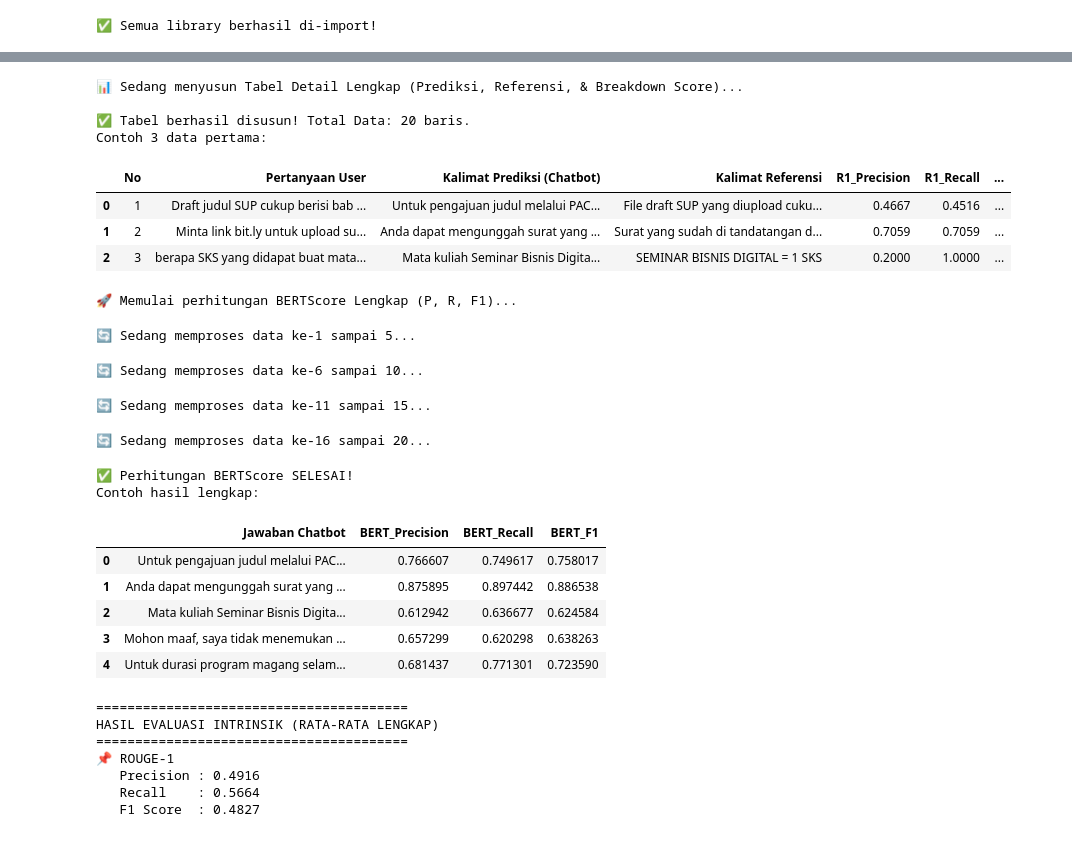
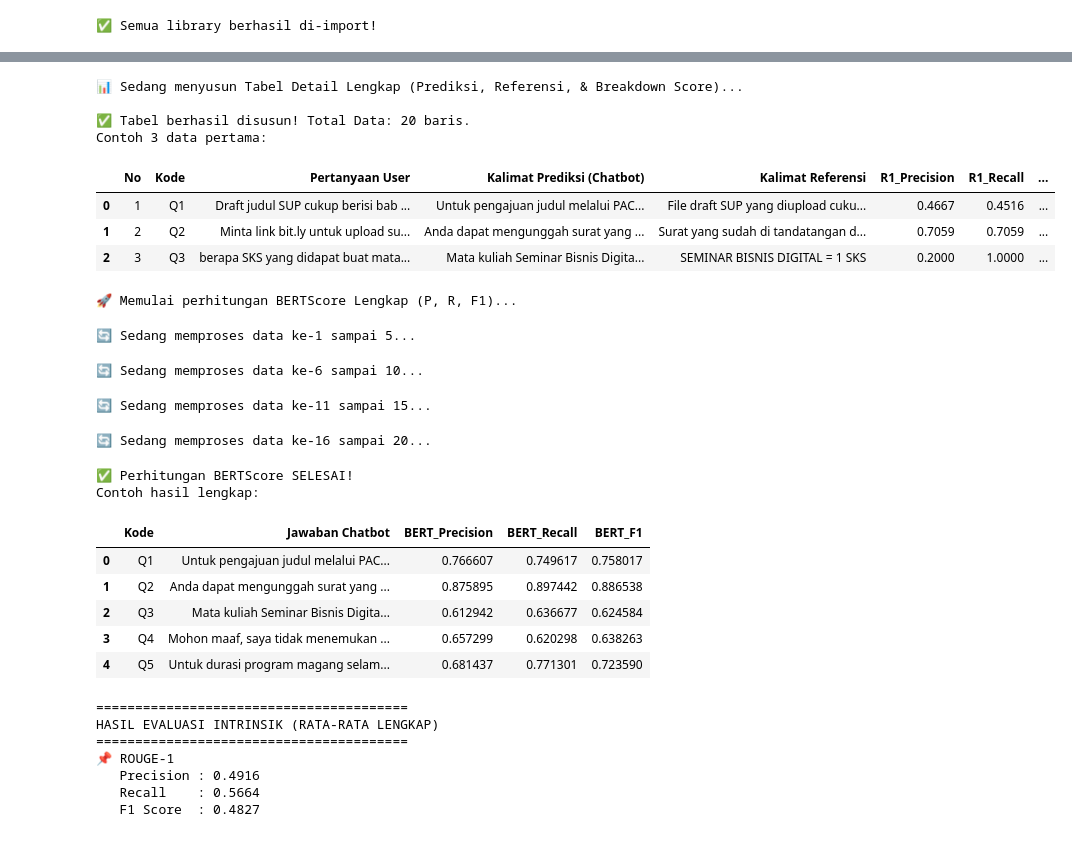
Before and after one commit to AliefMuhammad/RAG---Academic-Chatbot-information, a Jupyter notebook: model_test_accuracy.ipynb, the cells around one changed output, grey strips where cells are left out. Drawn from its saved outputs; the diff is of its cells as text; code cells hidden in the pictures.

```diff
--- a/model_test_accuracy.ipynb
+++ b/model_test_accuracy.ipynb
@@ -40,11 +39,9 @@ Contoh 3 baris pertama:
 # %%
 print("📊 Sedang menyusun Tabel Detail Lengkap (Prediksi, Referensi, & Breakdown Score)...")
 
-# --- BAGIAN 1: Hitung Ulang Breakdown ROUGE (Supaya Data Pasti Benar) ---
-# Kita hitung lagi sebentar untuk memastikan Precision/Recall/F1 terpisah dengan benar
+# BAGIAN 1: Hitung Ulang Breakdown ROUGE
 scorer = rouge_scorer.RougeScorer(['rouge1', 'rouge2', 'rougeL'], use_stemmer=True)
 
-# List penampung sementara
 r1_p, r1_r, r1_f = [], [], []
 r2_p, r2_r, r2_f = [], [], []
 rl_p, rl_r, rl_f = [], [], []
@@ -70,7 +67,7 @@ for index, row in df.iterrows():
     rl_r.append(scores['rougeL'].recall)
     rl_f.append(scores['rougeL'].fmeasure)
 
-# Masukkan ke DataFrame
+# Insert ke daat frame
 df['R1_Precision'] = r1_p
 df['R1_Recall'] = r1_r
 df['R1_F1'] = r1_f
@@ -83,61 +80,56 @@ df['RL_Precision'] = rl_p
 df['RL_Recall'] = rl_r
 df['RL_F1'] = rl_f
 
-# --- BAGIAN 2: Menyusun Urutan Kolom (Format Laporan Skripsi) ---
+# BAGIAN 2: Menyusun Urutan Kolom
 
-# Definisikan urutan kolom yang diinginkan
 target_order = [
-    'Pertanyaan User',      # Kolom Teks
-    'Jawaban Chatbot',      # Kalimat Prediksi
-    'Kalimat Referensi',    # Kalimat Referensi
+    'Kode',
+    'Pertanyaan User',
+    'Jawaban Chatbot',
+    'Kalimat Referensi',
 
-    # Detail ROUGE-1
     'R1_Precision', 'R1_Recall', 'R1_F1',
 
-    # Detail ROUGE-2
     'R2_Precision', 'R2_Recall', 'R2_F1',
 
-    # Detail ROUGE-LCS
     'RL_Precision', 'RL_Recall', 'RL_F1',
 ]
 
-# Filter kolom (hanya ambil yang ada di df untuk menghindari error)
+# Filter kolom
 available_cols = [c for c in target_order if c in df.columns]
 final_df = df[available_cols].copy()
 
-# Rename kolom agar lebih jelas/Bahasa Indonesia (Opsional)
+# Rename kolom
 final_df = final_df.rename(columns={
     'Jawaban Chatbot': 'Kalimat Prediksi (Chatbot)',
     'R1_F1': 'R1_F-Measure',
     'R2_F1': 'R2_F-Measure',
     'RL_F1': 'RL_F-Measure'
 })
 
-# Tambahkan Nomor Urut di paling kiri
 final_df.insert(0, 'No', range(1, len(final_df) + 1))
 
 # --- BAGIAN 3: Formatting & Export ---
 
-# Bulatkan semua kolom angka menjadi 4 desimal
+# Pembulatan angka menjadi 4 desimal
 numeric_cols = final_df.select_dtypes(include=['float64', 'float32']).columns
 final_df[numeric_cols] = final_df[numeric_cols].round(4)
 
 print(f"\n✅ Tabel berhasil disusun! Total Data: {len(final_df)} baris.")
 print("Contoh 3 data pertama:")
 display(final_df.head(3))
 # %% [output]
 📊 Sedang menyusun Tabel Detail Lengkap (Prediksi, Referensi, & Breakdown Score)...
 
 ✅ Tabel berhasil disusun! Total Data: 20 baris.
 Contoh 3 data pertama:
-|  | No | Pertanyaan User | Kalimat Prediksi (Chatbot) | Kalimat Referensi | R1_Precision | R1_Recall | ... |
-| 0 | 1 | Draft judul SUP cukup berisi bab ... | Untuk pengajuan judul melalui PAC... | File draft SUP yang diupload cuku... | 0.4667 | 0.4516 | ... |
-| 1 | 2 | Minta link bit.ly untuk upload su... | Anda dapat mengunggah surat yang ... | Surat yang sudah di tandatangan d... | 0.7059 | 0.7059 | ... |
-| 2 | 3 | berapa SKS yang didapat buat mata... | Mata kuliah Seminar Bisnis Digita... | SEMINAR BISNIS DIGITAL = 1 SKS | 0.2000 | 1.0000 | ... |
+|  | No | Kode | Pertanyaan User | Kalimat Prediksi (Chatbot) | Kalimat Referensi | R1_Precision | R1_Recall | ... |
+| 0 | 1 | Q1 | Draft judul SUP cukup berisi bab ... | Untuk pengajuan judul melalui PAC... | File draft SUP yang diupload cuku... | 0.4667 | 0.4516 | ... |
+| 1 | 2 | Q2 | Minta link bit.ly untuk upload su... | Anda dapat mengunggah surat yang ... | Surat yang sudah di tandatangan d... | 0.7059 | 0.7059 | ... |
+| 2 | 3 | Q3 | berapa SKS yang didapat buat mata... | Mata kuliah Seminar Bisnis Digita... | SEMINAR BISNIS DIGITAL = 1 SKS | 0.2000 | 1.0000 | ... |
 # %%
 print("🚀 Memulai perhitungan BERTScore Lengkap (P, R, F1)...")
 
-# 1. Siapkan Data
 cands = df['Jawaban Chatbot'].tolist()
 refs = df['Kalimat Referensi'].tolist()
 
@@ -150,7 +142,7 @@ all_f1 = []
 batch_size = 5
 total_data = len(df)
 
-# 3. Mulai Proses dengan Loading Bar
+# 3. Loadding bar
 with tqdm(total=total_data, desc="Progres") as pbar:
 
     for i in range(0, total_data, batch_size):
@@ -164,11 +156,9 @@ with tqdm(total=total_data, desc="Progres") as pbar:
         batch_refs = refs[start_idx : end_idx]
 
         # Hitung BERTScore
-        # P = Precision, R = Recall, F1 = F1 Score
         P, R, F1 = score(batch_cands, batch_refs, lang="id", verbose=False)
 
-        # Simpan hasil batch ini ke list utama
-        # Kita pakai .numpy() untuk mengubah format Tensor ke angka biasa
+        # Ubha dari format tensor ke angak biasa
         all_precision.extend(P.numpy())
         all_recall.extend(R.numpy())
         all_f1.extend(F1.numpy())
@@ -176,14 +166,14 @@ with tqdm(total=total_data, desc="Progres") as pbar:
         # Update loading bar
         pbar.update(len(batch_cands))
 
-# 4. Masukkan ketiga hasil ke DataFrame (Kolom Baru)
+# 4. input hasil ke kolom baru
 df['BERT_Precision'] = all_precision
 df['BERT_Recall'] = all_recall
 df['BERT_F1'] = all_f1
 
 print("\n✅ Perhitungan BERTScore SELESAI!")
 print("Contoh hasil lengkap:")
-display(df[['Jawaban Chatbot', 'BERT_Precision', 'BERT_Recall', 'BERT_F1']].head())
+display(df[['Kode','Jawaban Chatbot', 'BERT_Precision', 'BERT_Recall', 'BERT_F1']].head())
 # %% [output]
 🚀 Memulai perhitungan BERTScore Lengkap (P, R, F1)...
 🔄 Sedang memproses data ke-1 sampai 5...
@@ -192,12 +182,12 @@ display(df[['Jawaban Chatbot', 'BERT_Precision', 'BERT_Recall', 'BERT_F1']].head
 🔄 Sedang memproses data ke-16 sampai 20...
 ✅ Perhitungan BERTScore SELESAI!
 Contoh hasil lengkap:
-|  | Jawaban Chatbot | BERT_Precision | BERT_Recall | BERT_F1 |
-| 0 | Untuk pengajuan judul melalui PAC... | 0.766607 | 0.749617 | 0.758017 |
-| 1 | Anda dapat mengunggah surat yang ... | 0.875895 | 0.897442 | 0.886538 |
-| 2 | Mata kuliah Seminar Bisnis Digita... | 0.612942 | 0.636677 | 0.624584 |
-| 3 | Mohon maaf, saya tidak menemukan ... | 0.657299 | 0.620298 | 0.638263 |
-| 4 | Untuk durasi program magang selam... | 0.681437 | 0.771301 | 0.723590 |
+|  | Kode | Jawaban Chatbot | BERT_Precision | BERT_Recall | BERT_F1 |
+| 0 | Q1 | Untuk pengajuan judul melalui PAC... | 0.766607 | 0.749617 | 0.758017 |
+| 1 | Q2 | Anda dapat mengunggah surat yang ... | 0.875895 | 0.897442 | 0.886538 |
+| 2 | Q3 | Mata kuliah Seminar Bisnis Digita... | 0.612942 | 0.636677 | 0.624584 |
+| 3 | Q4 | Mohon maaf, saya tidak menemukan ... | 0.657299 | 0.620298 | 0.638263 |
+| 4 | Q5 | Untuk durasi program magang selam... | 0.681437 | 0.771301 | 0.723590 |
 # %%
 print("="*40)
 print("HASIL EVALUASI INTRINSIK (RATA-RATA LENGKAP)")
```
Also changed, not shown: parts of 7 cells of this notebook, 2 other files.
